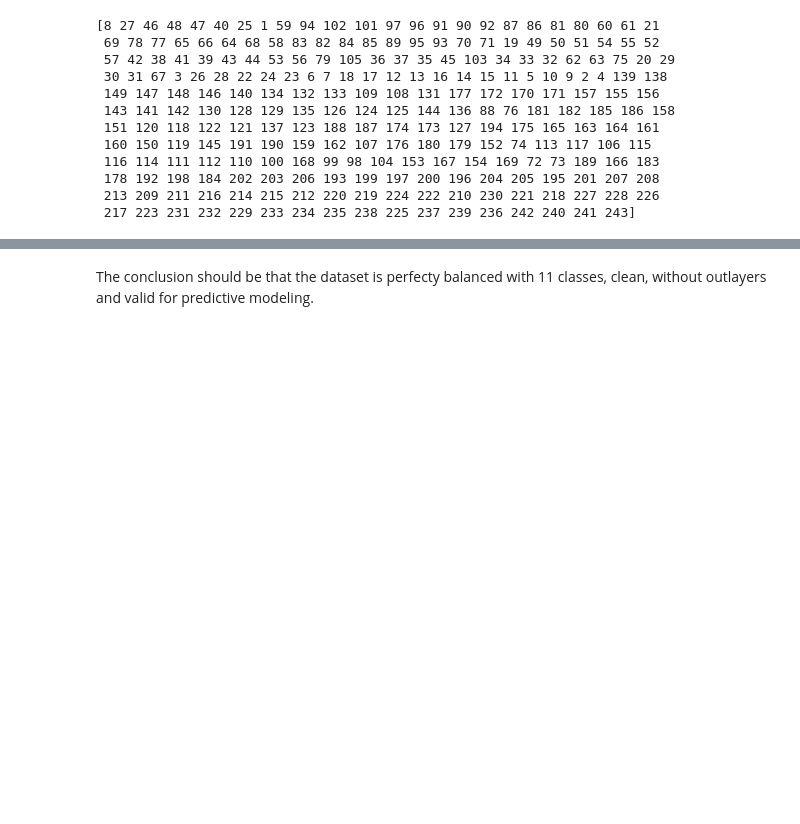
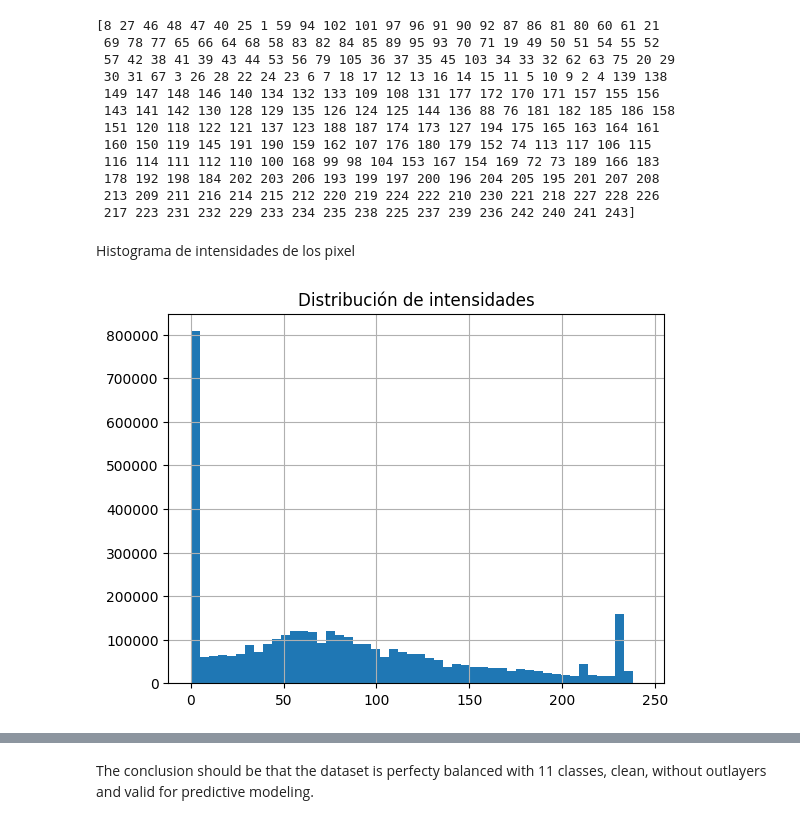
Before and after one commit to javant23423/mariamtortola, a Jupyter notebook: assignments/planets/planets.ipynb, the cells around one changed output, grey strips where cells are left out. Saved outputs shown, nothing was run; the diff lists cells and outputs as text; code cells hidden in the pictures; blank space fills up the shorter version.

```diff
--- a/assignments/planets/planets.ipynb
+++ b/assignments/planets/planets.ipynb
@@ -363,3 +370,10 @@ print(valores) #Entonces vemos que tenemos una escala de grises, donde el 0 es e
  178 192 198 184 202 203 206 193 199 197 200 196 204 205 195 201 207 208
  213 209 211 216 214 215 212 220 219 224 222 210 230 221 218 227 228 226
  217 223 231 232 229 233 234 235 238 225 237 239 236 242 240 241 243]
+# %% [markdown]
+Histograma de intensidades de los pixel
+# %%
+df.iloc[:, 1:].stack().hist(bins=50) #Para comprobar que como se mencionó anteriormente, la mayor parte de los píxeles corresponden al fondo (negro).
+#También observamos un pico pequeño a la derecha y que nos dice que también tenemos una gran cantidad de píxeles muy brillantes
+# %% [output]
+[figure, added]
```
Also changed, not shown: parts of 6 cells of this notebook.
